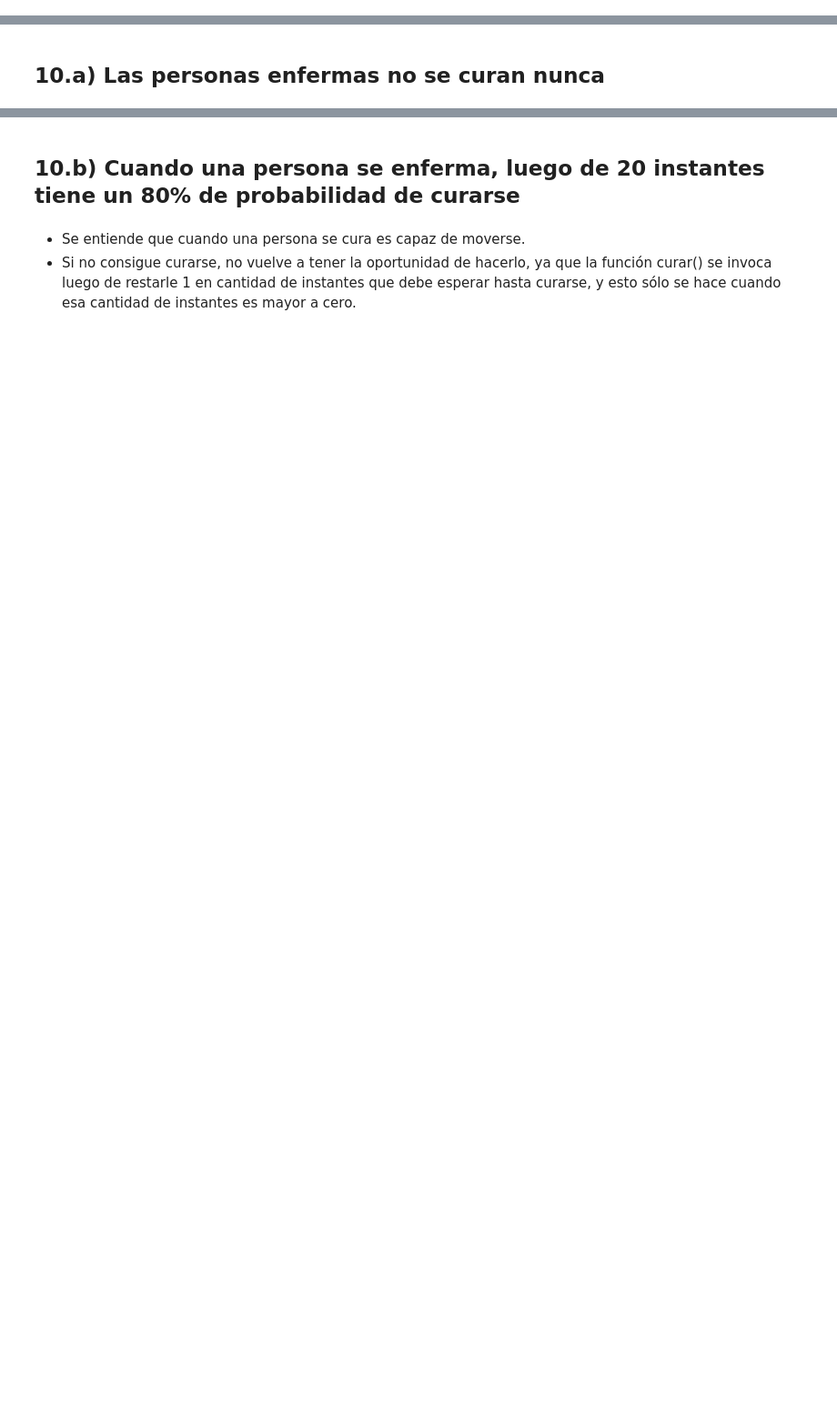
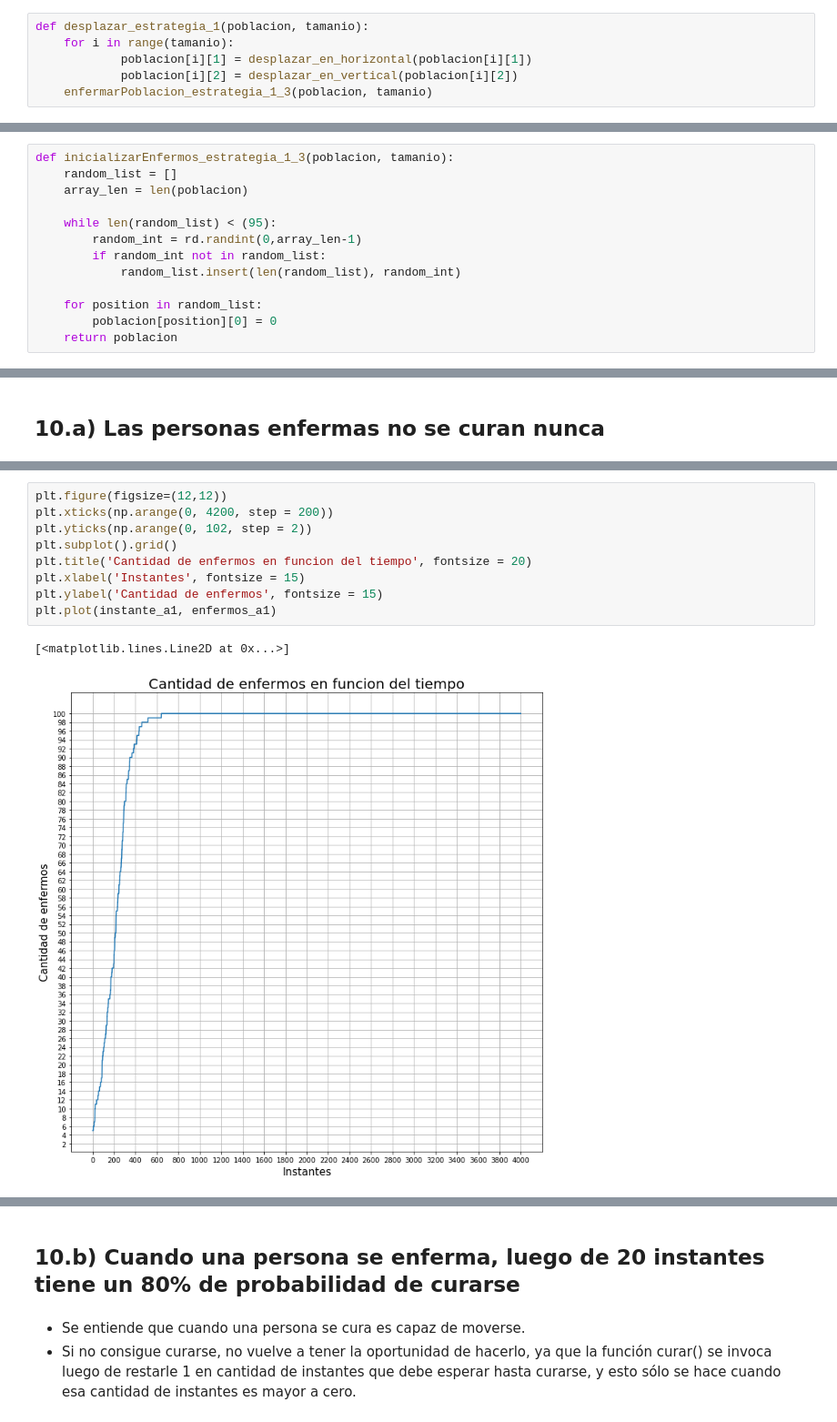
Before and after one commit to nazar9318/Simulacion-1c2020-TP1, a Jupyter notebook: Ej10/Ejercicio 10.ipynb, the cells around one changed output, grey strips where cells are left out. Shown: that part at 91% size. Cells and saved outputs as stored; diff of their text form; blank space fills up the shorter version.

```diff
--- a/Ej10/Ejercicio 10.ipynb
+++ b/Ej10/Ejercicio 10.ipynb
@@ -127,0 +24,6 @@ def cantidadDeSanos(poblacion, tamanio):
+# %%
+def desplazar_estrategia_1(poblacion, tamanio):
+    for i in range(tamanio):
+            poblacion[i][1] = desplazar_en_horizontal(poblacion[i][1])
+            poblacion[i][2] = desplazar_en_vertical(poblacion[i][2])
+    enfermarPoblacion_estrategia_1_3(poblacion, tamanio)
@@ -127,0 +97,13 @@ def cantidadDeSanos(poblacion, tamanio):
+# %%
+def inicializarEnfermos_estrategia_1_3(poblacion, tamanio):
+    random_list = []
+    array_len = len(poblacion)
+
+    while len(random_list) < (95):
+        random_int = rd.randint(0,array_len-1)
+        if random_int not in random_list:
+            random_list.insert(len(random_list), random_int)
+
+    for position in random_list:
+        poblacion[position][0] = 0
+    return poblacion
@@ -129,0 +185,12 @@ def cantidadDeSanos(poblacion, tamanio):
+# %%
+plt.figure(figsize=(12,12))
+plt.xticks(np.arange(0, 4200, step = 200))
+plt.yticks(np.arange(0, 102, step = 2))
+plt.subplot().grid()
+plt.title('Cantidad de enfermos en funcion del tiempo', fontsize = 20)
+plt.xlabel('Instantes', fontsize = 15)
+plt.ylabel('Cantidad de enfermos', fontsize = 15)
+plt.plot(instante_a1, enfermos_a1)
+# %% [output]
+[<matplotlib.lines.Line2D at 0x...>]
+[figure, added]
```
Also changed, not shown: parts of 56 cells of this notebook.
